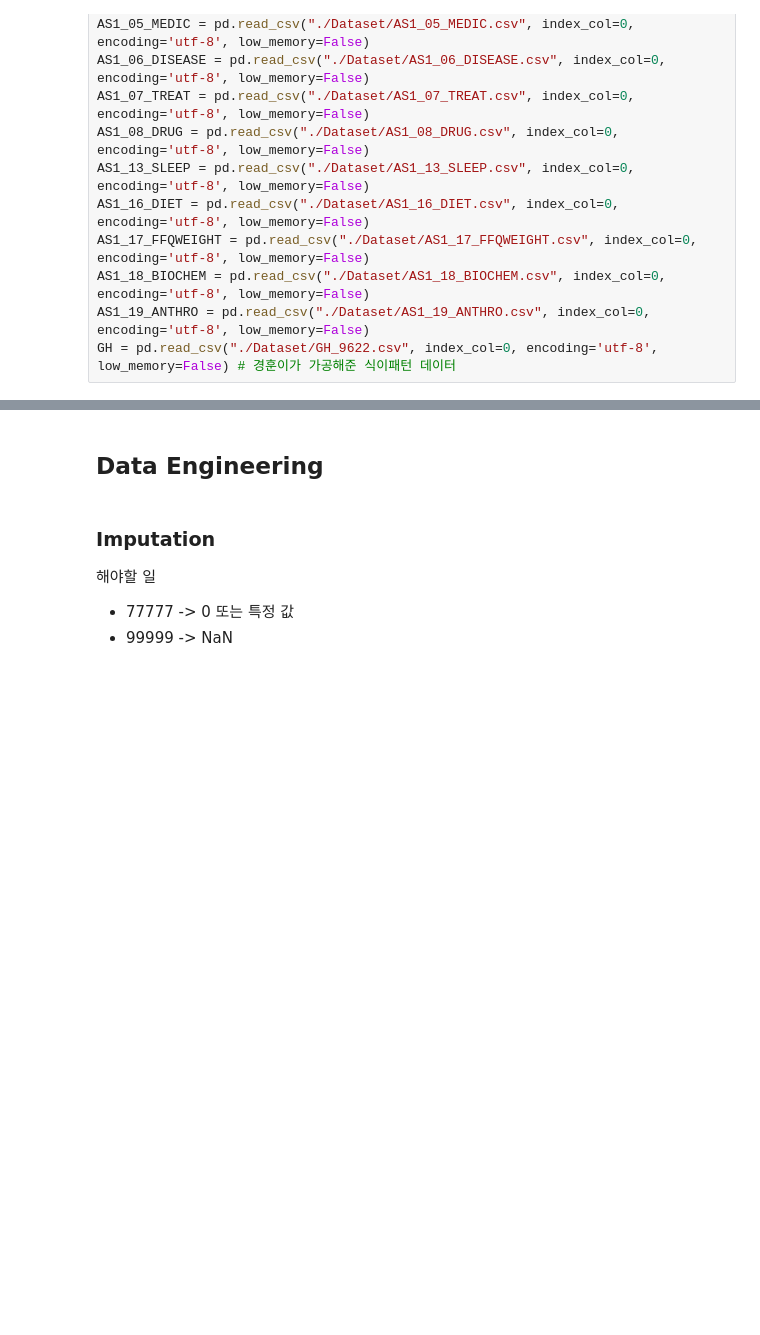
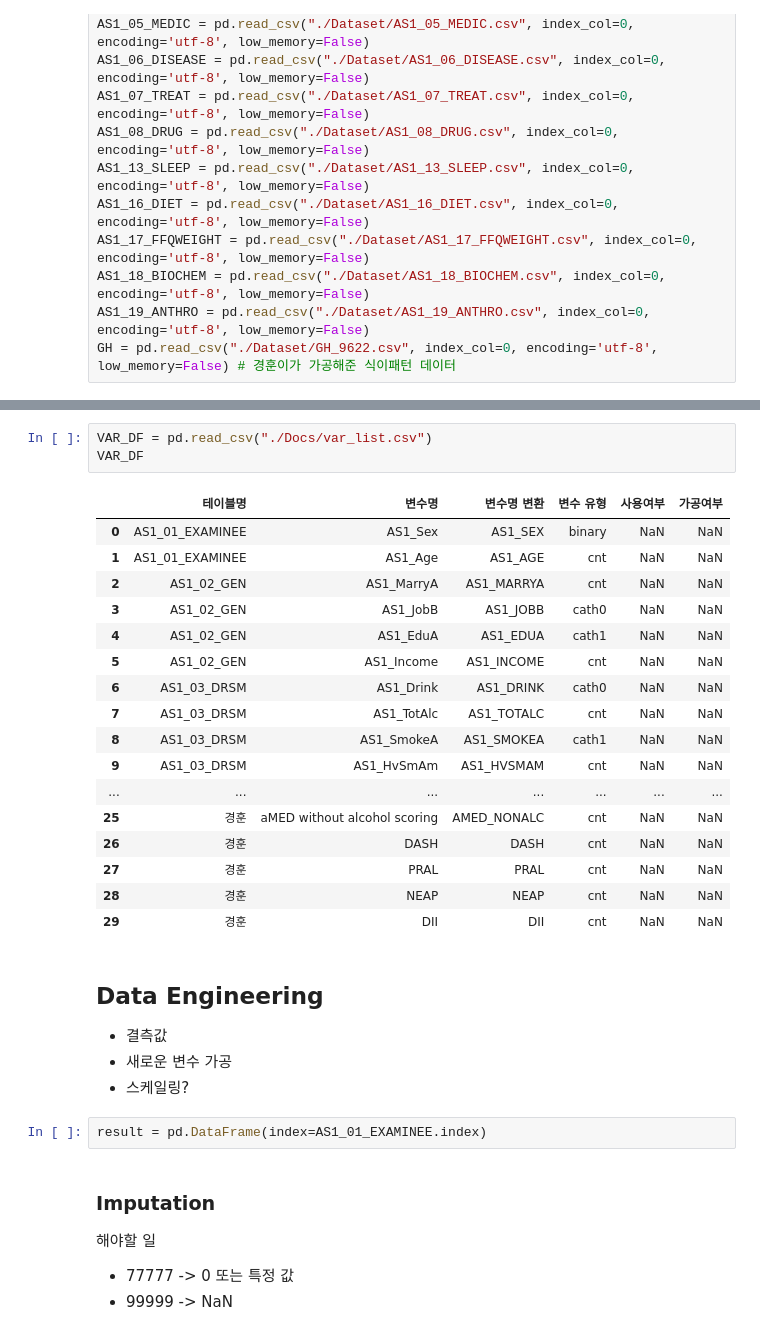
Before and after one commit to SH22Hwang/KoGES_CVD, a Jupyter notebook: ConIndVar.ipynb, the cells around one changed output, grey strips where cells are left out. Cells and saved outputs as stored; diff of their text form; blank space fills up the shorter version.

```diff
--- a/ConIndVar.ipynb
+++ b/ConIndVar.ipynb
@@ -55,5 +96,32 @@ GH = pd.read_csv("./Dataset/GH_9622.csv", index_col=0, encoding='utf-8', low_mem
+# %%
+VAR_DF = pd.read_csv("./Docs/var_list.csv")
+VAR_DF
+# %% [output]
+|  | 테이블명 | 변수명 | 변수명 변환 | 변수 유형 | 사용여부 | 가공여부 |
+| 0 | AS1_01_EXAMINEE | AS1_Sex | AS1_SEX | binary | NaN | NaN |
+| 1 | AS1_01_EXAMINEE | AS1_Age | AS1_AGE | cnt | NaN | NaN |
+| 2 | AS1_02_GEN | AS1_MarryA | AS1_MARRYA | cnt | NaN | NaN |
+| 3 | AS1_02_GEN | AS1_JobB | AS1_JOBB | cath0 | NaN | NaN |
+| 4 | AS1_02_GEN | AS1_EduA | AS1_EDUA | cath1 | NaN | NaN |
+| 5 | AS1_02_GEN | AS1_Income | AS1_INCOME | cnt | NaN | NaN |
+| 6 | AS1_03_DRSM | AS1_Drink | AS1_DRINK | cath0 | NaN | NaN |
+| 7 | AS1_03_DRSM | AS1_TotAlc | AS1_TOTALC | cnt | NaN | NaN |
+| 8 | AS1_03_DRSM | AS1_SmokeA | AS1_SMOKEA | cath1 | NaN | NaN |
+| 9 | AS1_03_DRSM | AS1_HvSmAm | AS1_HVSMAM | cnt | NaN | NaN |
+| ... | ... | ... | ... | ... | ... | ... |
+| 25 | 경훈 | aMED without alcohol scoring | AMED_NONALC | cnt | NaN | NaN |
+| 26 | 경훈 | DASH | DASH | cnt | NaN | NaN |
+| 27 | 경훈 | PRAL | PRAL | cnt | NaN | NaN |
+| 28 | 경훈 | NEAP | NEAP | cnt | NaN | NaN |
+| 29 | 경훈 | DII | DII | cnt | NaN | NaN |
 # %% [markdown]
 ## Data Engineering
+
+- 결측값
+- 새로운 변수 가공
+- 스케일링?
+# %%
+result = pd.DataFrame(index=AS1_01_EXAMINEE.index)
 # %% [markdown]
 ### Imputation
 
```
Also changed, not shown: parts of 33 cells of this notebook, 2 other files.
